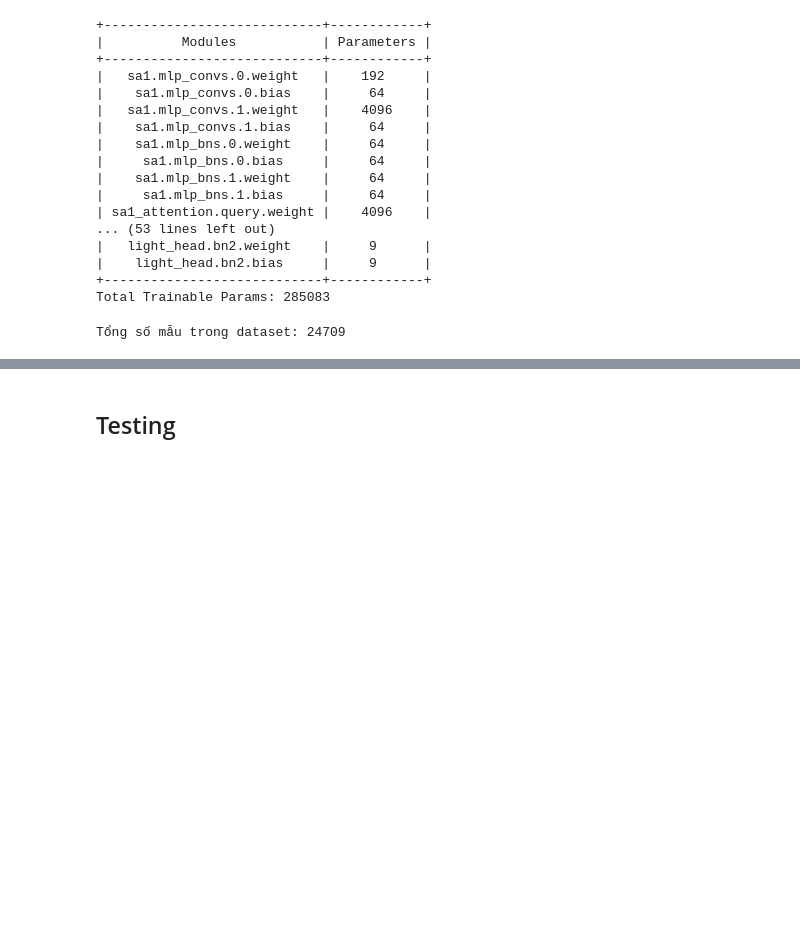
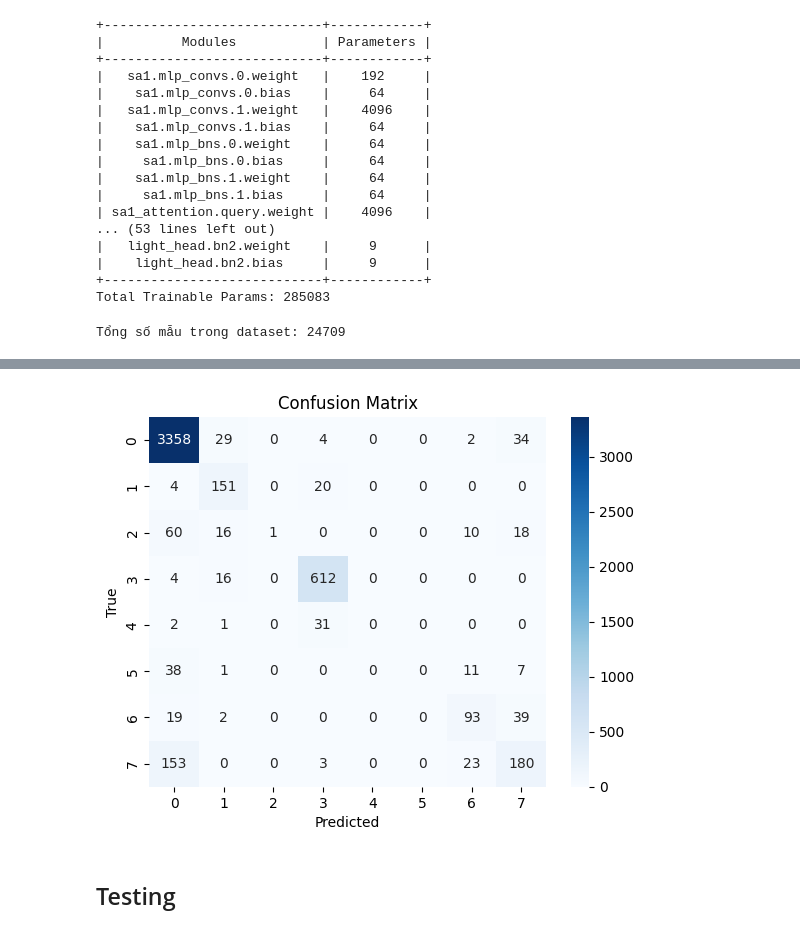
Before and after one commit to GitPi888/Point_Cloud_3D_Object_Detection, a Jupyter notebook: models/pointnet2_classification.ipynb, the cells around one changed output, grey strips where cells are left out. Cells and saved outputs as stored; diff of their text form; code cells hidden in the pictures; blank space fills up the shorter version.

```diff
--- a/models/pointnet2_classification.ipynb
+++ b/models/pointnet2_classification.ipynb
@@ -263,11 +258,12 @@ class PointNetPlusPlus(nn.Module):
         super(PointNetPlusPlus, self).__init__()
 
         # Set Abstraction layers
-        self.sa1 = SetAbstraction(npoint=256, radius=0.2, nsample=32, in_channel=0, mlp=[64,64])
+        self.sa1 = SetAbstraction(npoint=512, radius=0.2, nsample=64, in_channel=0, mlp=[64,64])
         self.sa1_attention = Attention(in_channels=64, heads=4)  # Attention after first SA layer
-        self.sa2 = SetAbstraction(npoint=64, radius=0.4, nsample=32, in_channel=64, mlp=[64, 128])
+        self.sa2 = SetAbstraction(npoint=256, radius=0.4, nsample=128, in_channel=64, mlp=[64, 128])
         self.sa2_attention = Attention(in_channels=128, heads=4)  # Attention after second SA layer
         self.sa3 = SetAbstraction(npoint=None, radius=None, nsample=None, in_channel=128, mlp=[128,256])
+        self.sa3_attention = Attention(in_channels=256, heads=4)  # Attention after third SA layer
         # Fully connected layers for classification
         self.fp3 = PointNetFeaturePropagation(in_channel=128 + 256, mlp=[128, 128])
         self.fp2 = PointNetFeaturePropagation(in_channel=64 + 128, mlp=[128, 64])
@@ -284,8 +280,7 @@ class PointNetPlusPlus(nn.Module):
         l2_points = self.sa2_attention(l2_points)
         _, l3_points = self.sa3(l2_xyz, l2_points)    # Layer 3: [B, 1024, npoint]
         # Fully connected layers
-        out = self.light_head(l3_points)
-        return F.log_softmax(out, dim=1)
+        return self.light_head(l3_points)
 # %% [markdown]
 <h2> Dataset utils </h2>
 # %%
@@ -738,3 +785,16 @@ plt.show()
+# %%
+from sklearn.metrics import confusion_matrix
+import seaborn as sns
+import matplotlib.pyplot as plt
+
+cm = confusion_matrix(y_true, y_pred)
+sns.heatmap(cm, annot=True, fmt='d', cmap='Blues')
+plt.xlabel("Predicted")
+plt.ylabel("True")
+plt.title("Confusion Matrix")
+plt.show()
+# %% [output]
+[figure, added]
 # %% [markdown]
 <h2> Testing </h2>
 # %%
```
Also changed, not shown: parts of 12 cells of this notebook, 2 other files.
